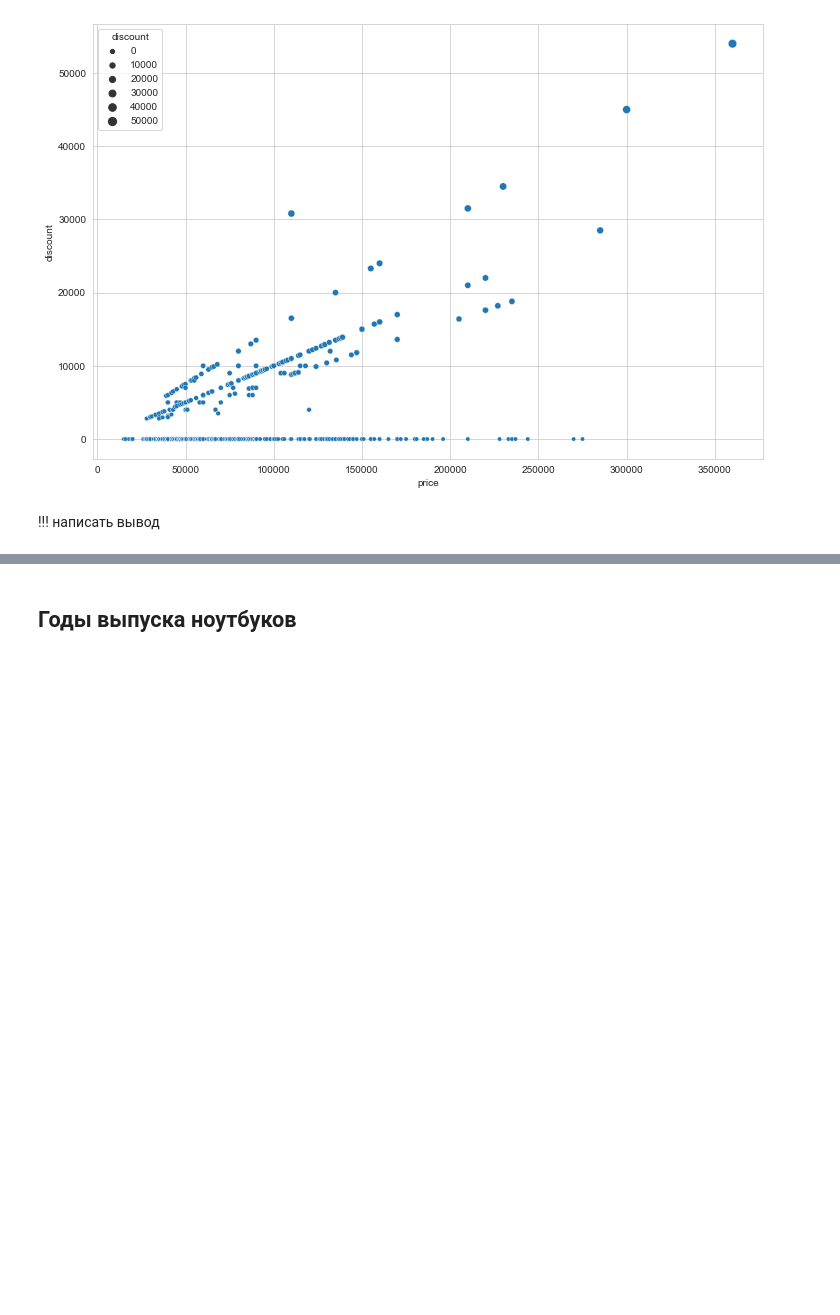
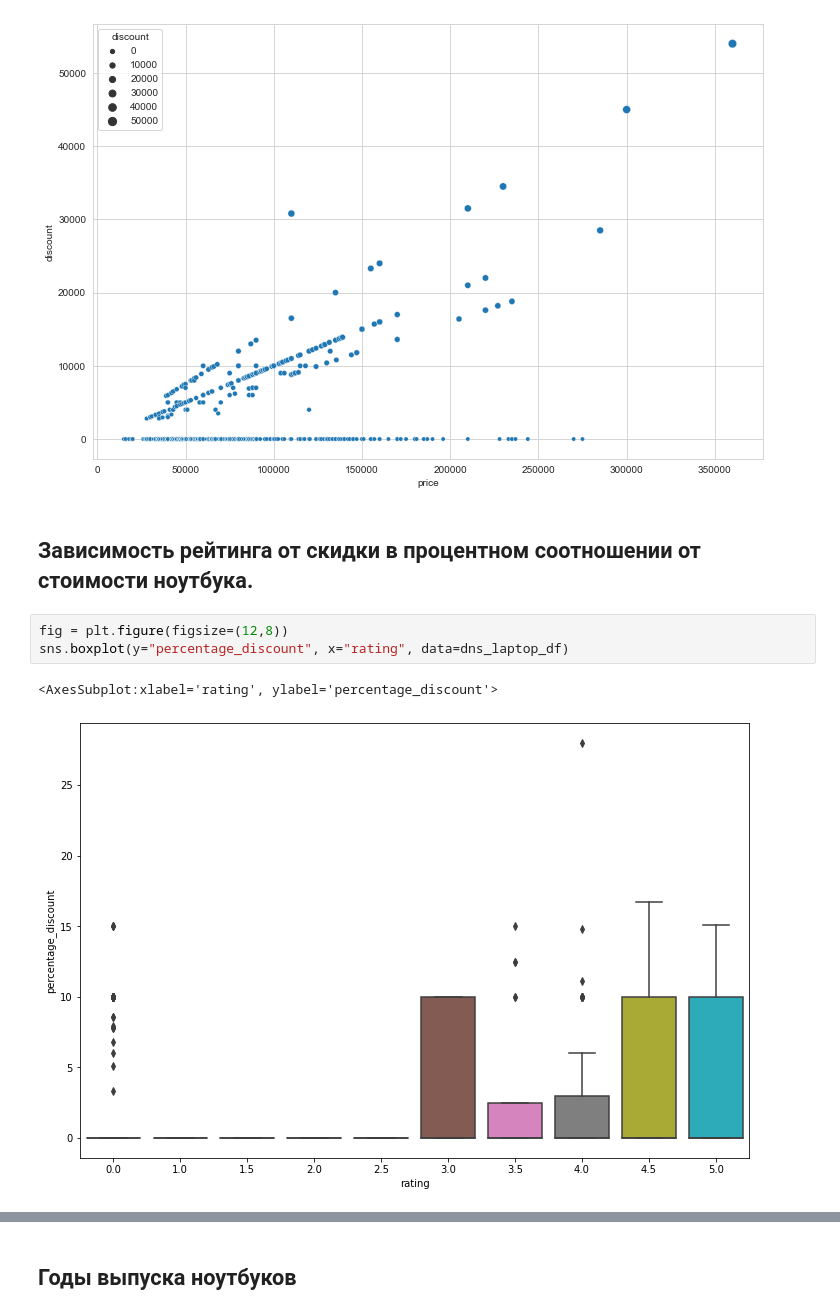
Before and after one commit to dmitryilyn/datathone22, a Jupyter notebook: datathone_22_dns_analysis.ipynb, the cells around one changed output, grey strips where cells are left out. Cells and saved outputs as stored; diff of their text form; blank space fills up the shorter version.

```diff
--- a/datathone_22_dns_analysis.ipynb
+++ b/datathone_22_dns_analysis.ipynb
@@ -290,5 +293,11 @@ sns.scatterplot(data=dns_laptop_df, y="discount", x="price", size="discount")
 # %% [output]
 <AxesSubplot:xlabel='price', ylabel='discount'>
 [figure]
-# %% [markdown]
-!!! написать вывод
+# %% [markdown]
+## Зависимость рейтинга от скидки в процентном соотношении от стоимости ноутбука.
+# %%
+fig = plt.figure(figsize=(12,8))
+sns.boxplot(y="percentage_discount", x="rating", data=dns_laptop_df)
+# %% [output]
+<AxesSubplot:xlabel='rating', ylabel='percentage_discount'>
+[figure, added]
```
Also changed, not shown: parts of 37 cells of this notebook, 1 other file.
